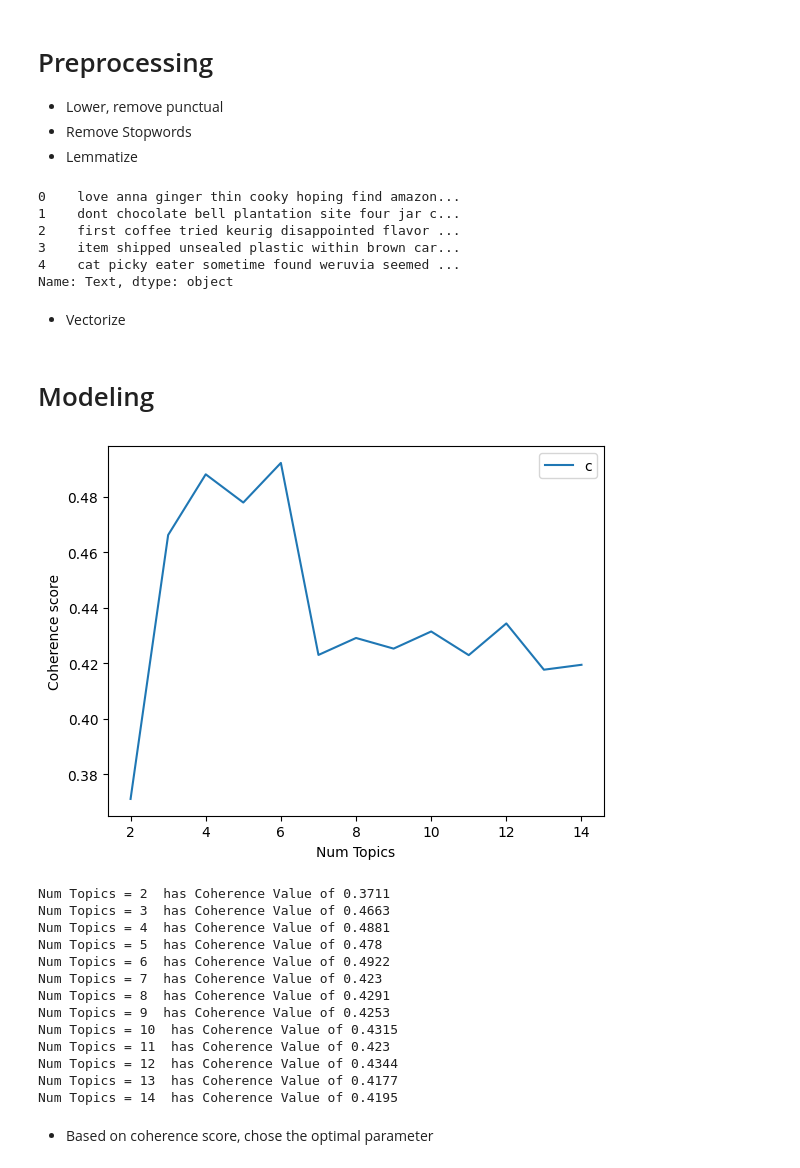
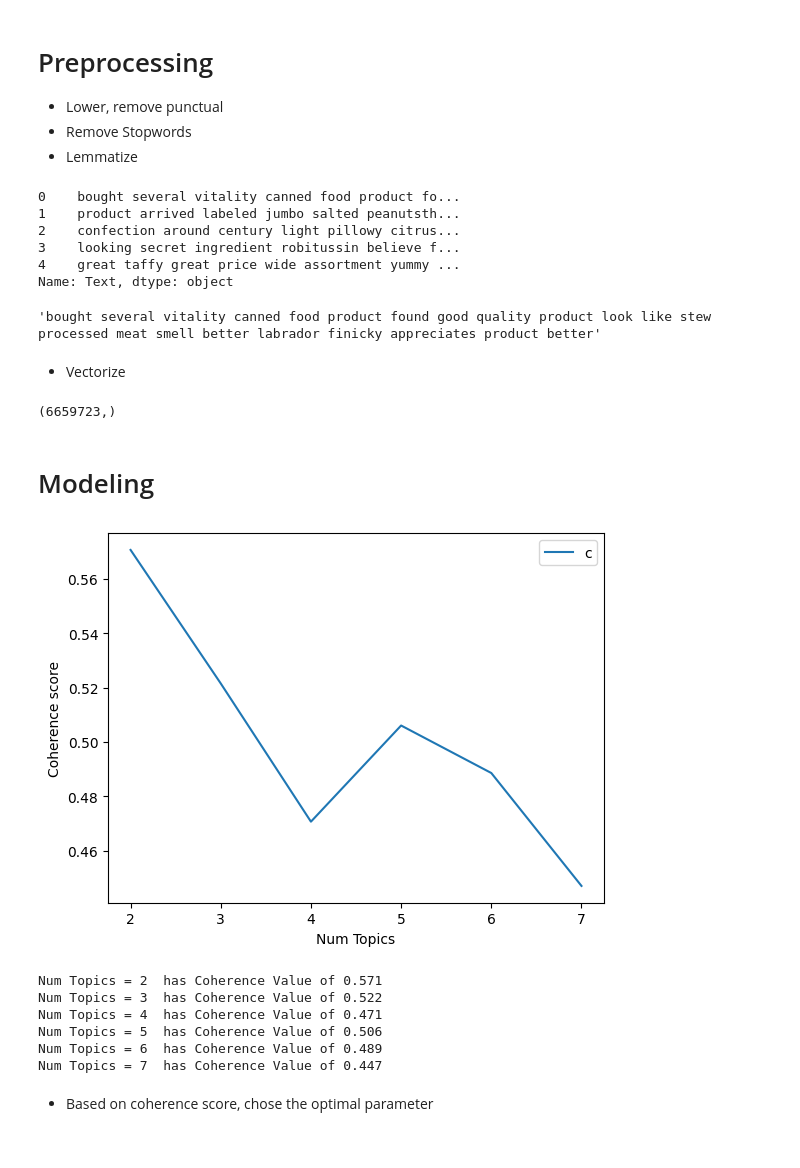
Before and after one commit to dunp7/Extract-Marketing-Information-NLP-, a Jupyter notebook: LSA.ipynb, the cells around one changed output. Cells and saved outputs as stored; diff of their text form; code cells hidden in the pictures.

```diff
--- a/LSA.ipynb
+++ b/LSA.ipynb
@@ -43,7 +43,8 @@ Table of content
 # %%
 # Read data
 data= pd.read_csv("Dataset\Reviews.csv")
-data.head(2)
+data.drop_duplicates(subset = 'Text',inplace=True)
+data.head()
 # %% [output]
 |  | Id | ProductId | UserId | ProfileName | HelpfulnessNumerator | HelpfulnessDenominator | Score | ... |
 | 0 | 1 | B001E4KFG0 | A3SGXH7AUHU8GW | delmartian | 1 | 1 | 5 | ... |
@@ -60,16 +68,21 @@ data.head(2)
 # %%
 # Clean text
 df_sampled = preprocess_data(data)
-df = df_sampled[['Text']].iloc[:]
+df = df_sampled[['Text']].iloc[:390000]
 df = df['Text'].apply(lambda x: preprocess_text(x, tokenize=False))
+df.drop_duplicates(inplace=True)
 df.head()
 # %% [output]
-0    love anna ginger thin cooky hoping find amazon...
-1    dont chocolate bell plantation site four jar c...
-2    first coffee tried keurig disappointed flavor ...
-3    item shipped unsealed plastic within brown car...
-4    cat picky eater sometime found weruvia seemed ...
+0    bought several vitality canned food product fo...
+1    product arrived labeled jumbo salted peanutsth...
+2    confection around century light pillowy citrus...
+3    looking secret ingredient robitussin believe f...
+4    great taffy great price wide assortment yummy ...
 Name: Text, dtype: object
+# %%
+df[0]
+# %% [output]
+'bought several vitality canned food product found good quality product look like stew processed meat smell better labrador finicky appreciates product better'
 # %% [markdown]
 + Vectorize
 # %%
@@ -78,4 +93,8 @@ vect =TfidfVectorizer(max_features=500)
 vect_text = vect.fit_transform(df)
+# %%
+vect_text.data.shape
+# %% [output]
+(6659723,)
 # %% [markdown]
 # Modeling
 # %%
@@ -109,36 +128,29 @@ def compute_coherence_values(dictionary, corpus, texts, end, start=2, step=3):
 # %%
 # Prepare data
 texts = df.apply(word_tokenize)
 dictionary = corpora.Dictionary(texts)
 corpus = [dictionary.doc2bow(rev) for rev in texts]
-model_list, coherence_values = compute_coherence_values(dictionary=dictionary, corpus=corpus, texts=texts, start=2, end=15, step=1)
+model_list, coherence_values = compute_coherence_values(dictionary=dictionary, corpus=corpus, texts=texts, start=2, end=8, step=1)
 
 #Visualize
 x = range(2, len(coherence_values) + 2)
 plt.plot(x, coherence_values)
 plt.xlabel("Num Topics")
 plt.ylabel("Coherence score")
 plt.legend(("coherence_values"), loc='best')
 plt.show()
 
 # Print the coherence scores
 for m, cv in zip(x, coherence_values):
-    print("Num Topics =", m, " has Coherence Value of", round(cv, 4))
+    print("Num Topics =", m, " has Coherence Value of", round(cv, 3))
 # %% [output]
-[figure, old version]
+[figure, new version]
-Num Topics = 2  has Coherence Value of 0.3711
-Num Topics = 3  has Coherence Value of 0.4663
-Num Topics = 4  has Coherence Value of 0.4881
-Num Topics = 5  has Coherence Value of 0.478
-Num Topics = 6  has Coherence Value of 0.4922
-Num Topics = 7  has Coherence Value of 0.423
-Num Topics = 8  has Coherence Value of 0.4291
-Num Topics = 9  has Coherence Value of 0.4253
-Num Topics = 10  has Coherence Value of 0.4315
-Num Topics = 11  has Coherence Value of 0.423
-Num Topics = 12  has Coherence Value of 0.4344
-Num Topics = 13  has Coherence Value of 0.4177
-Num Topics = 14  has Coherence Value of 0.4195
+Num Topics = 2  has Coherence Value of 0.571
+Num Topics = 3  has Coherence Value of 0.522
+Num Topics = 4  has Coherence Value of 0.471
+Num Topics = 5  has Coherence Value of 0.506
+Num Topics = 6  has Coherence Value of 0.489
+Num Topics = 7  has Coherence Value of 0.447
 # %% [markdown]
 + Based on coherence score, chose the optimal parameter
 # %%
```
Also changed, not shown: parts of 20 cells of this notebook.
